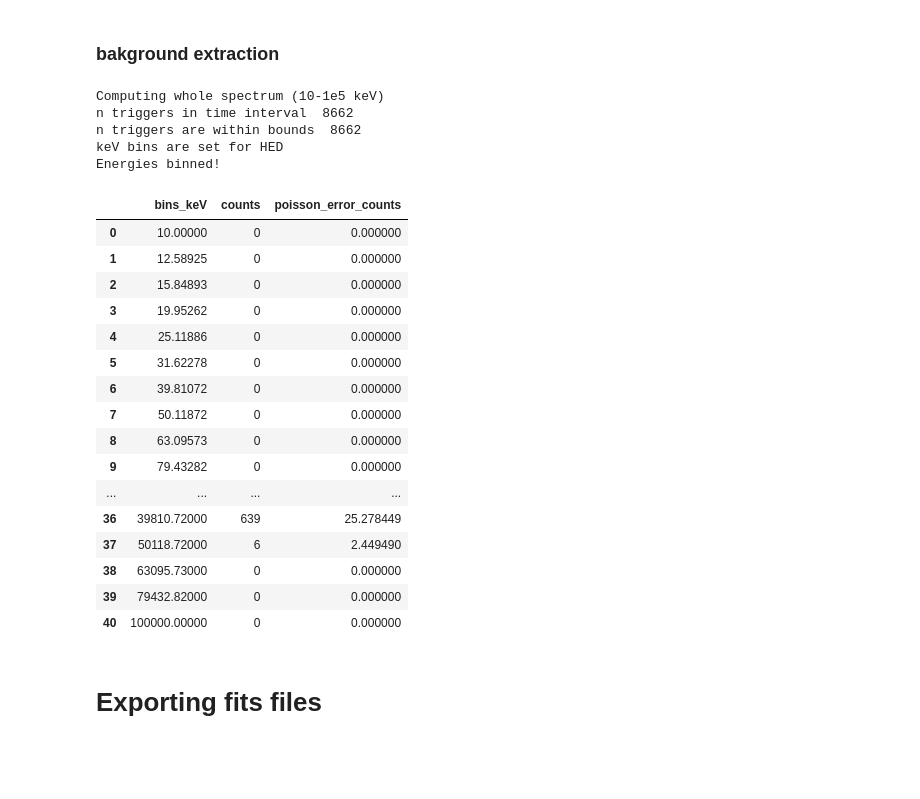
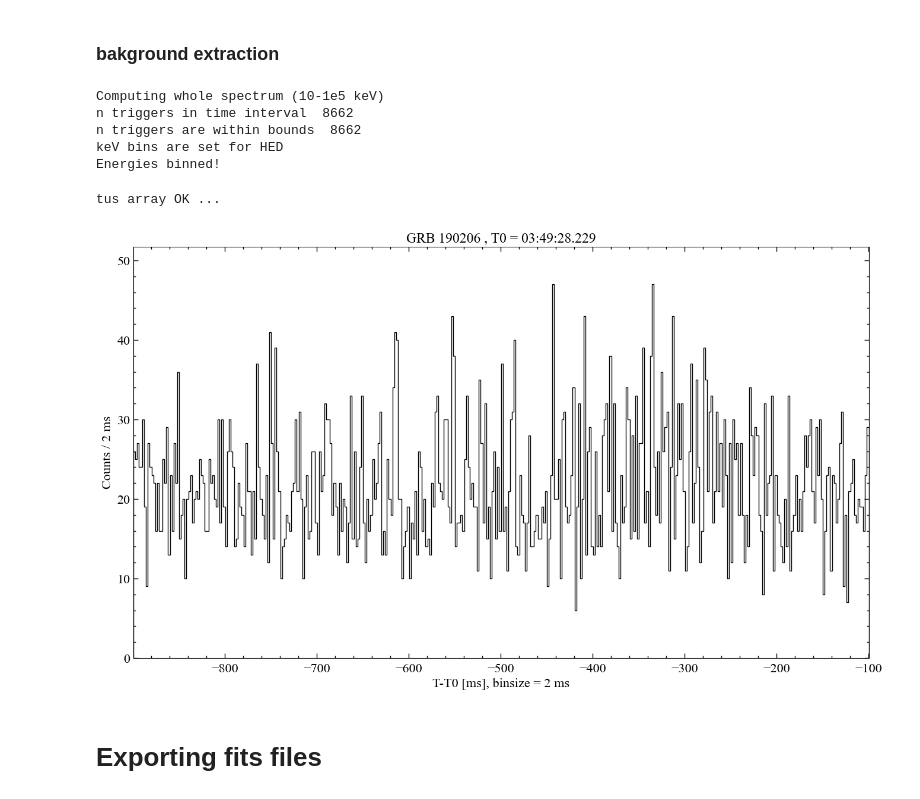
Before and after one commit to AndreasRamsli/GRB, a Jupyter notebook: xspec/ASIM/GRB190206_new.ipynb, the cells around one changed output. Cells and saved outputs as stored; diff of their text form; code cells hidden in the pictures; blank space fills up the shorter version.

Commit message:
check bg aswell. OK

```diff
--- a/xspec/ASIM/GRB190206_new.ipynb
+++ b/xspec/ASIM/GRB190206_new.ipynb
@@ -320,32 +320,20 @@ tus array OK ...
 # %% [markdown]
 ### bakground extraction
 # %%
-keV_bg = keV_hist(df=ASIM_df,time_interval=(-0.9,-0.1),
-                 keV_interval="max")
-keV_bg.head(n=41)
+keV_bg,bg_LC = keV_hist(df=ASIM_df,time_interval=(-0.9,-0.1),
+                 keV_interval="max",
+                 check_LC=True)
 # %% [output]
 Computing whole spectrum (10-1e5 keV)
 n triggers in time interval  8662
 n triggers are within bounds  8662
 keV bins are set for HED
 Energies binned!
-|  | bins_keV | counts | poisson_error_counts |
-| 0 | 10.00000 | 0 | 0.000000 |
-| 1 | 12.58925 | 0 | 0.000000 |
-| 2 | 15.84893 | 0 | 0.000000 |
-| 3 | 19.95262 | 0 | 0.000000 |
-| 4 | 25.11886 | 0 | 0.000000 |
-| 5 | 31.62278 | 0 | 0.000000 |
-| 6 | 39.81072 | 0 | 0.000000 |
-| 7 | 50.11872 | 0 | 0.000000 |
-| 8 | 63.09573 | 0 | 0.000000 |
-| 9 | 79.43282 | 0 | 0.000000 |
-| ... | ... | ... | ... |
-| 36 | 39810.72000 | 639 | 25.278449 |
-| 37 | 50118.72000 | 6 | 2.449490 |
-| 38 | 63095.73000 | 0 | 0.000000 |
-| 39 | 79432.82000 | 0 | 0.000000 |
-| 40 | 100000.00000 | 0 | 0.000000 |
+# %%
+plot_HED(tus_arr=bg_LC*1e6,binsize=2,T0=T0_shift)
+# %% [output]
+tus array OK ...
+[figure, added]
 # %% [markdown]
 # Exporting fits files
 # %%
```
